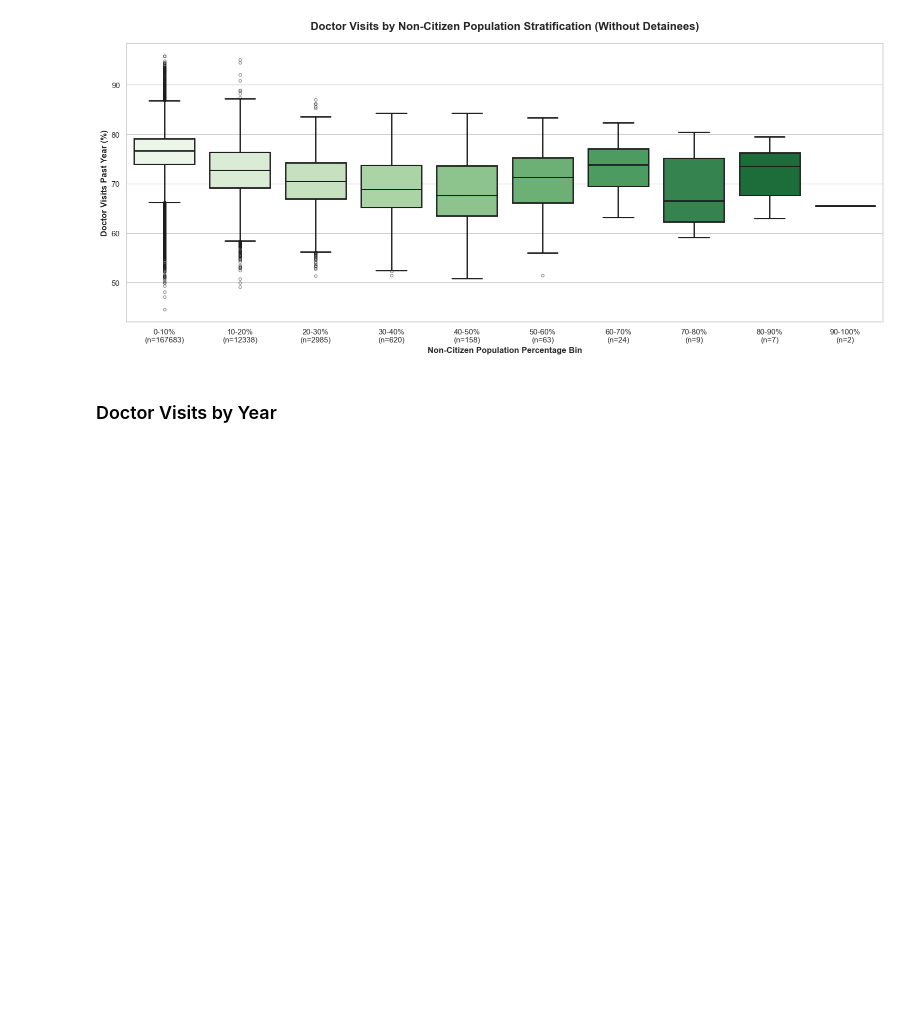
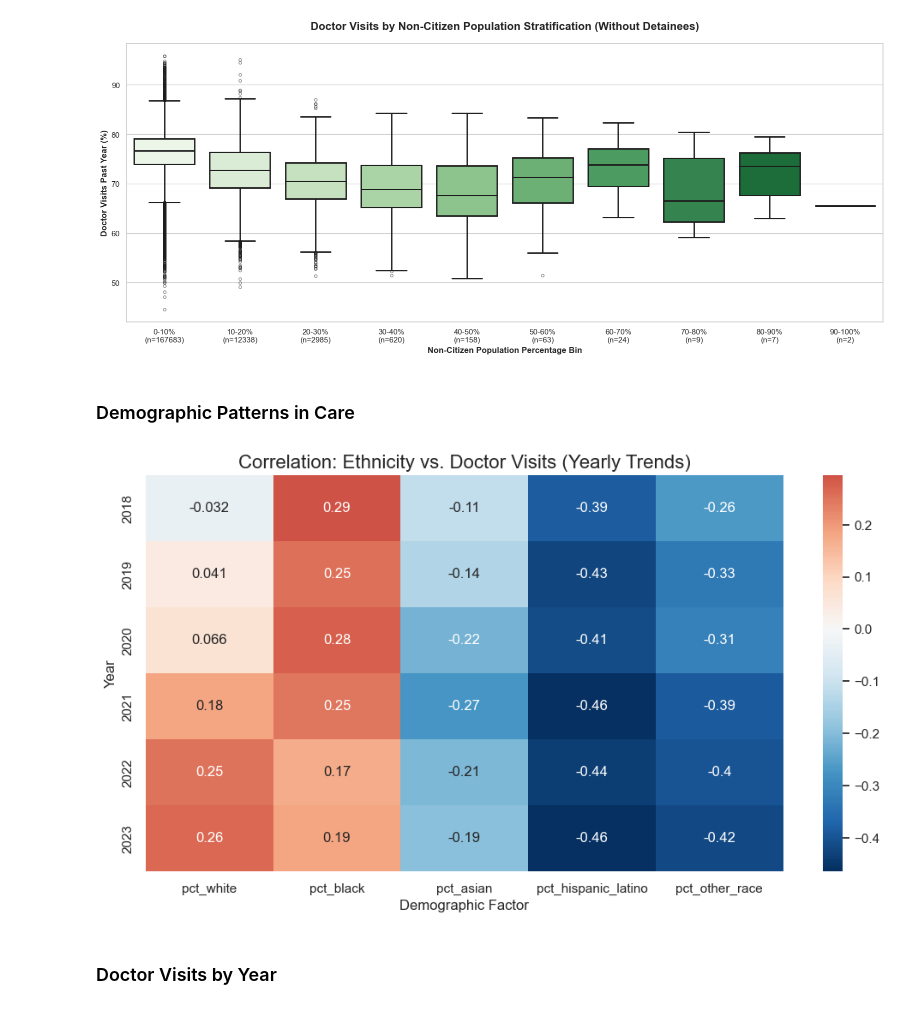
Before and after one commit to riverar9/data698-master-research-project, a Jupyter notebook: Appendix A - Python Code.ipynb, the cells around one changed output. Drawn from its saved outputs; the diff is of its cells as text; code cells hidden in the pictures; blank space fills up the shorter version.

```diff
--- a/Appendix A - Python Code.ipynb
+++ b/Appendix A - Python Code.ipynb
@@ -1486,6 +1508,31 @@ create_citizen_stratified_boxplot(df_without_detainees, "Without Detainees")
 # %% [output]
 [figure]
 [figure]
+# %% [markdown]
+### Demographic Patterns in Care
+# %%
+race_cols = ['pct_white', 'pct_black', 'pct_asian', 'pct_hispanic_latino', 'pct_other_race']
+years = sorted(df_merged['year'].unique())
+correlation_data = []
+
+for yr in years:
+    yearly_df = df_merged[df_merged['year'] == yr]
+    corrs = yearly_df[race_cols + ['doctor_visits_past_year']].corr()['doctor_visits_past_year'].drop('doctor_visits_past_year')
+    corrs.name = yr
+    correlation_data.append(corrs)
+
+# Combine into a single dataframe for heatmap
+yearly_corr_df = pd.concat(correlation_data, axis=1).T
+
+plt.figure(figsize=(12, 6))
+sns.heatmap(yearly_corr_df, annot=True, cmap='RdBu_r', center=0)
+plt.title('Correlation: Ethnicity vs. Doctor Visits (Yearly Trends)', fontsize=16)
+plt.ylabel('Year')
+plt.xlabel('Demographic Factor')
+plt.savefig(os.path.join(image_dir, "corrplot-dr-visits-and-ethnicity.png"), dpi=300, bbox_inches="tight")
+plt.show()
+# %% [output]
+[figure, added]
 # %% [markdown]
 ### Doctor Visits by Year
 # %%
```
Also changed, not shown: parts of 12 cells of this notebook, 14 other files.
